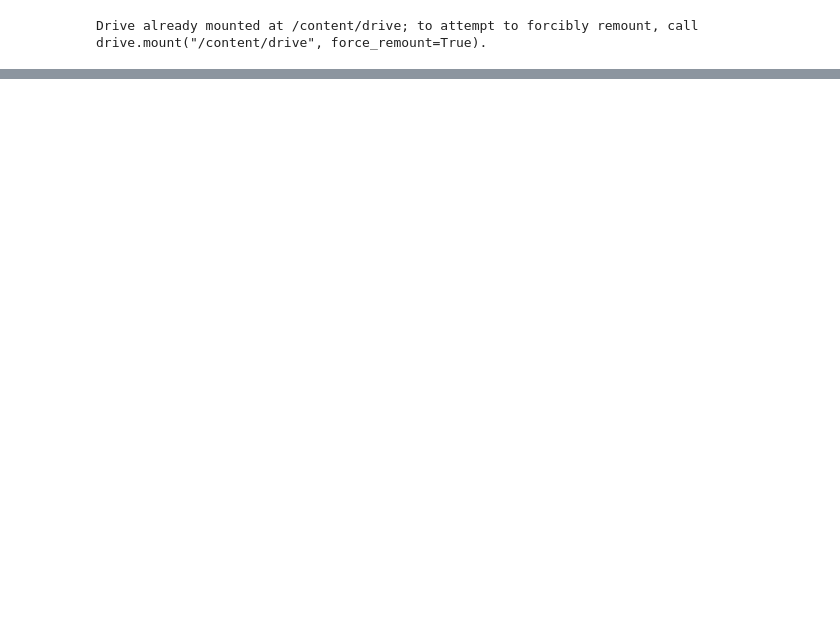
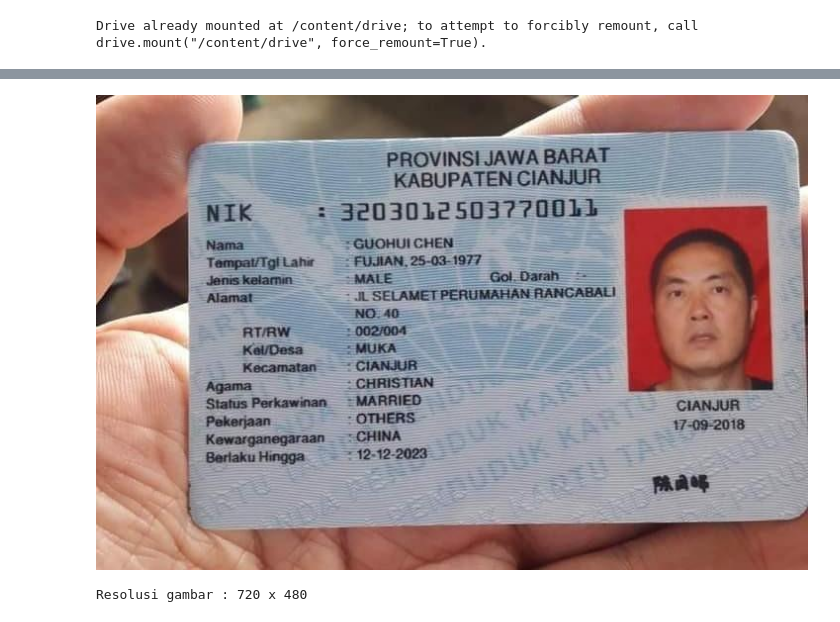
Before and after one commit to risyadksm/PCVK_GANJIL_2025, a Jupyter notebook: D3_TASK_1-5.ipynb, the cells around one changed output, grey strips where cells are left out. Saved outputs shown, nothing was run; the diff lists cells and outputs as text; code cells hidden in the pictures; blank space fills up the shorter version.

```diff
--- a/D3_TASK_1-5.ipynb
+++ b/D3_TASK_1-5.ipynb
@@ -45,0 +53,8 @@ plt.show()
+# %%
+img = cv2.imread("KTP1.jpg")
+cv2_imshow(img)
+
+print("Resolusi gambar :", img.shape[1], "x", img.shape[0])
+# %% [output]
+[figure, added]
+Resolusi gambar : 720 x 480
```
Also changed, not shown: parts of 7 cells of this notebook.
